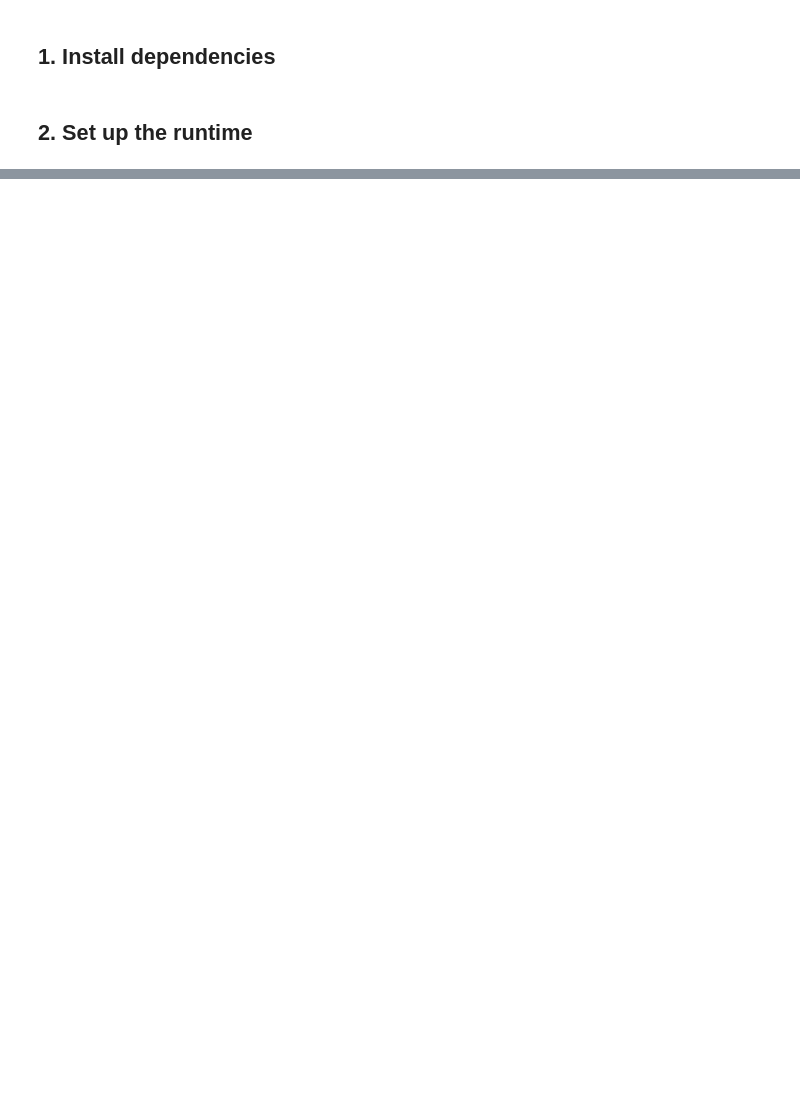
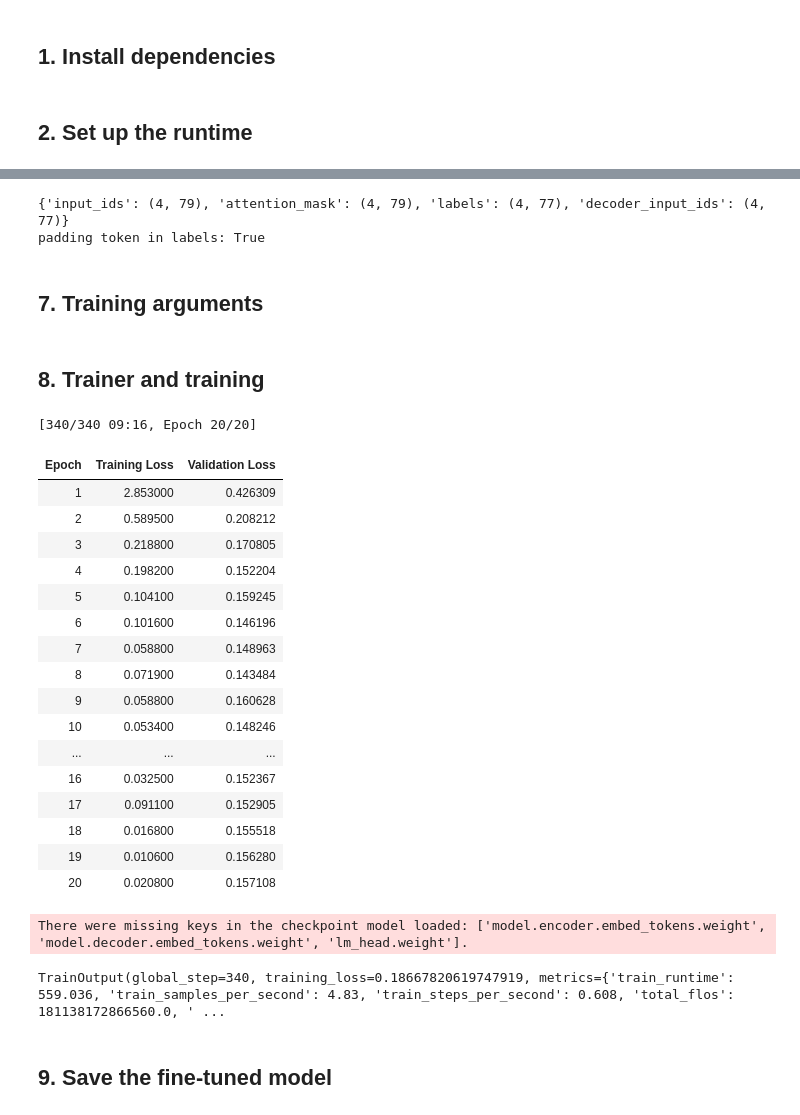
Before and after one commit to vet3whale/nlp_project, a Jupyter notebook: notebooks/02_finetuning.ipynb, the cells around one changed output, grey strips where cells are left out. Cells and saved outputs as stored; diff of their text form; code cells hidden in the pictures; blank space fills up the shorter version.

Commit message:
Add training pipeline

```diff
--- a/notebooks/02_finetuning.ipynb
+++ b/notebooks/02_finetuning.ipynb
@@ -16,7 +16,7 @@ import torch
 import transformers
 from transformers import AutoTokenizer, AutoModelForSeq2SeqLM, set_seed
 
-MODEL_NAME = "google/flan-t5-small"
+MODEL_NAME = "facebook/bart-base"
 SEED = 42
 set_seed(SEED)
 device = torch.device("cuda" if torch.cuda.is_available() else "cpu")
@@ -49,0 +272,72 @@ print("Ready. No project-specific training has been performed.")
+# %%
+from transformers import DataCollatorForSeq2Seq
+
+data_collator = DataCollatorForSeq2Seq(tokenizer, model=model)
+
+sample_batch = data_collator([tok_train[i] for i in range(4)])
+print({k: tuple(v.shape) for k, v in sample_batch.items()})
+print("padding token in labels:", (sample_batch["labels"] == -100).any().item())
+# %% [output]
+{'input_ids': (4, 79), 'attention_mask': (4, 79), 'labels': (4, 77), 'decoder_input_ids': (4, 77)}
+padding token in labels: True
+# %% [markdown]
+## 7. Training arguments
+# %%
+from transformers import Seq2SeqTrainingArguments
+
+training_args = Seq2SeqTrainingArguments(
+    output_dir="./bart-base-datasheet",
+    learning_rate=3e-5,
+    per_device_train_batch_size=8,
+    per_device_eval_batch_size=16,
+    num_train_epochs=20,
+    weight_decay=0.01,
+    logging_steps=10,
+    eval_strategy="epoch",
+    save_strategy="epoch",
+    predict_with_generate=True,
+    fp16=torch.cuda.is_available(),
+    load_best_model_at_end=True,
+    metric_for_best_model="eval_loss",
+    greater_is_better=False,
+    seed=SEED,
+    report_to="none",
+)
+# %% [markdown]
+## 8. Trainer and training
+# %%
+# build trainer
+from transformers import Seq2SeqTrainer
+
+trainer = Seq2SeqTrainer(
+    model=model,
+    args=training_args,
+    train_dataset=tok_train,
+    eval_dataset=tok_val,
+    data_collator=data_collator,
+)
+# %%
+trainer.train()
+# %% [output]
+[340/340 09:16, Epoch 20/20]
+| Epoch | Training Loss | Validation Loss |
+| 1 | 2.853000 | 0.426309 |
+| 2 | 0.589500 | 0.208212 |
+| 3 | 0.218800 | 0.170805 |
+| 4 | 0.198200 | 0.152204 |
+| 5 | 0.104100 | 0.159245 |
+| 6 | 0.101600 | 0.146196 |
+| 7 | 0.058800 | 0.148963 |
+| 8 | 0.071900 | 0.143484 |
+| 9 | 0.058800 | 0.160628 |
+| 10 | 0.053400 | 0.148246 |
+| ... | ... | ... |
+| 16 | 0.032500 | 0.152367 |
+| 17 | 0.091100 | 0.152905 |
+| 18 | 0.016800 | 0.155518 |
+| 19 | 0.010600 | 0.156280 |
+| 20 | 0.020800 | 0.157108 |
+There were missing keys in the checkpoint model loaded: ['model.encoder.embed_tokens.weight', 'model.decoder.embed_tokens.weight', 'lm_head.weight'].
+TrainOutput(global_step=340, training_loss=0.18667820619747919, metrics={'train_runtime': 559.036, 'train_samples_per_second': 4.83, 'train_steps_per_second': 0.608, 'total_flos': 181138172866560.0, ' ...
+# %% [markdown]
+## 9. Save the fine-tuned model
```
Also changed, not shown: parts of 26 cells of this notebook.
